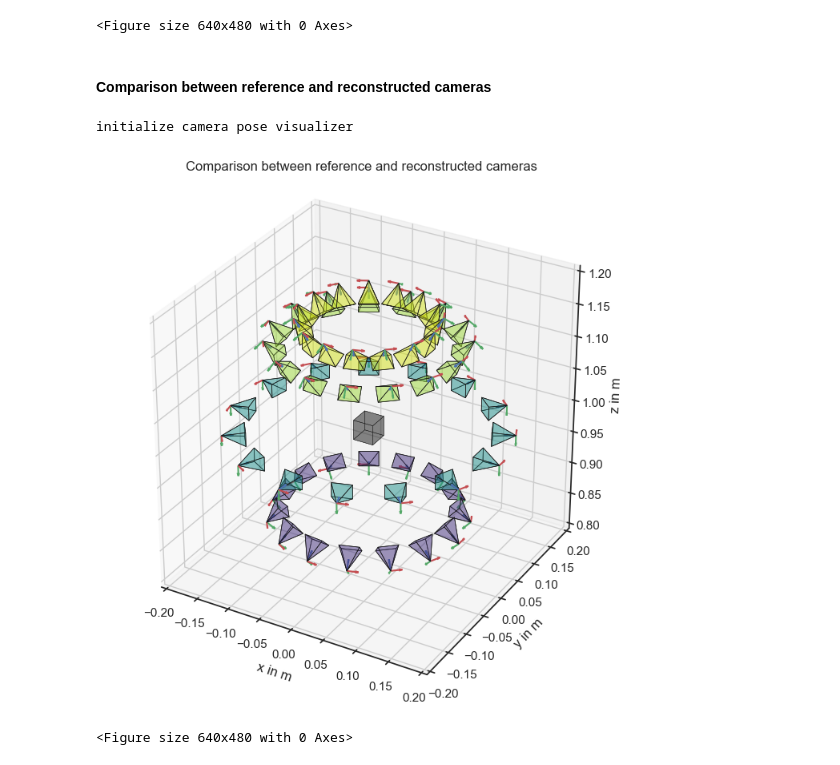
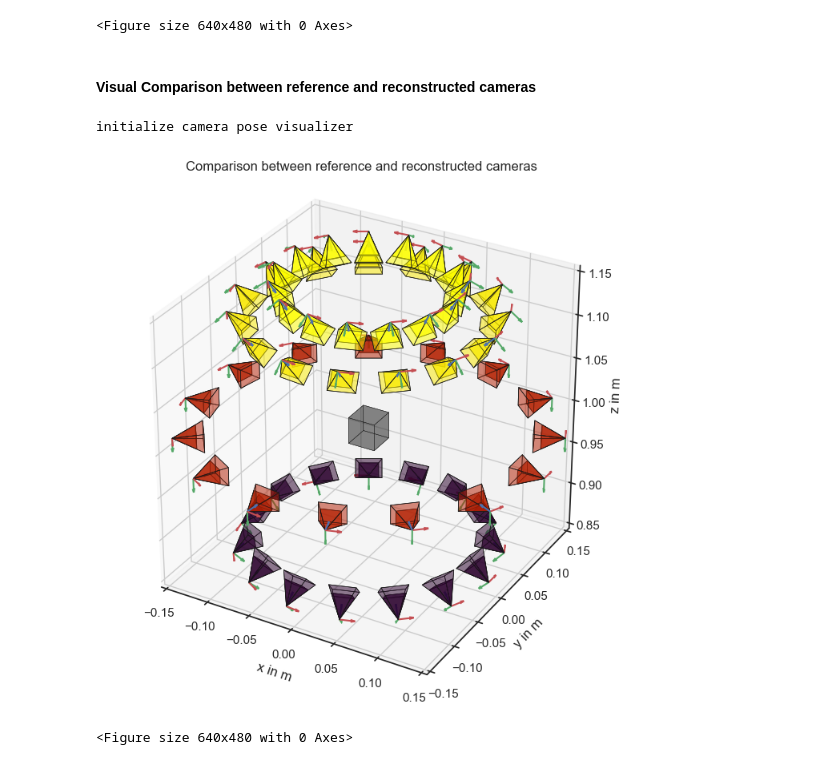
Before and after one commit to tobiashead/synthetic-pipeline-for-3d-reconstruction-of-falling-particles, a Jupyter notebook: pipeline_evaluation.ipynb, the cells around one changed output. Cells and saved outputs as stored; diff of their text form; code cells hidden in the pictures.

```diff
--- a/pipeline_evaluation.ipynb
+++ b/pipeline_evaluation.ipynb
@@ -225,20 +225,19 @@ initialize camera pose visualizer
 [figure]
 <Figure size 640x480 with 0 Axes>
 # %% [markdown]
-#### Comparison between reference and reconstructed cameras
+#### Visual Comparison between reference and reconstructed cameras
 # %%
 importlib.reload(sys.modules['src.camera_pose_visualizer']) if 'src.camera_pose_visualizer' in sys.modules else None
-scale = 2
 from src.camera_pose_visualizer import CameraPoseVisualizer
-visualizer2 = CameraPoseVisualizer([-0.2, 0.2], [-0.2, 0.2], [0.8, 1.2])
-visualizer2.load_cameras(cams_rec,focal_length,aspect_ratio,sensor_width,scale,alpha=0.3)
-#visualizer2.load_cameras(cams_ref,focal_length,aspect_ratio,sensor_width,scale,alpha=0.6)
+visualizer2 = CameraPoseVisualizer([-0.15, 0.15], [-0.15, 0.15], [0.85, 1.15])
+visualizer2.load_cameras(cams_rec,focal_length,aspect_ratio,sensor_width,scale=2,alpha=0.3,DrawCoordSystem=True,colormap='gnuplot')
+visualizer2.load_cameras(cams_ref,focal_length,aspect_ratio,sensor_width,scale=1.5,alpha=0.5,DrawCoordSystem=False,colormap='gnuplot')
 visualizer2.load_cube(cams_ref)
 visualizer2.show('Comparison between reference and reconstructed cameras')
 path = evaluation_path / "Extrinsics_cams_comparison"
 visualizer2.save(path)
 ###%matplotlib qt
 # %% [output]
 initialize camera pose visualizer
-[figure, old version]
+[figure, new version]
 <Figure size 640x480 with 0 Axes>
```
Also changed, not shown: parts of 20 cells of this notebook.
